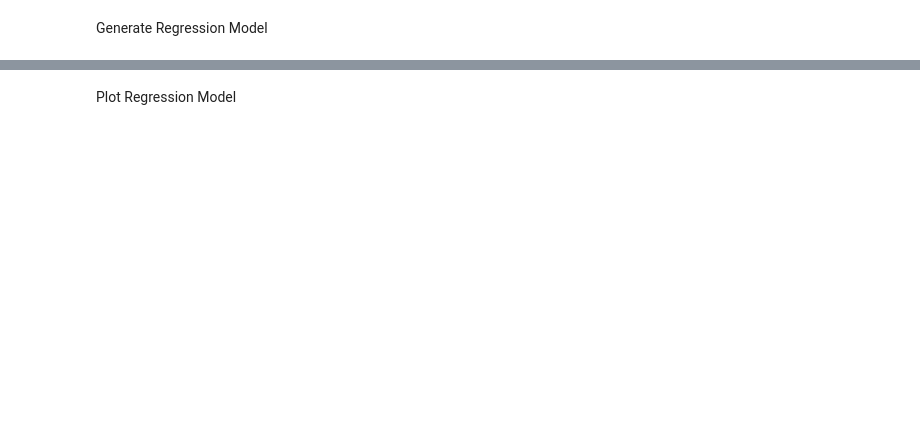
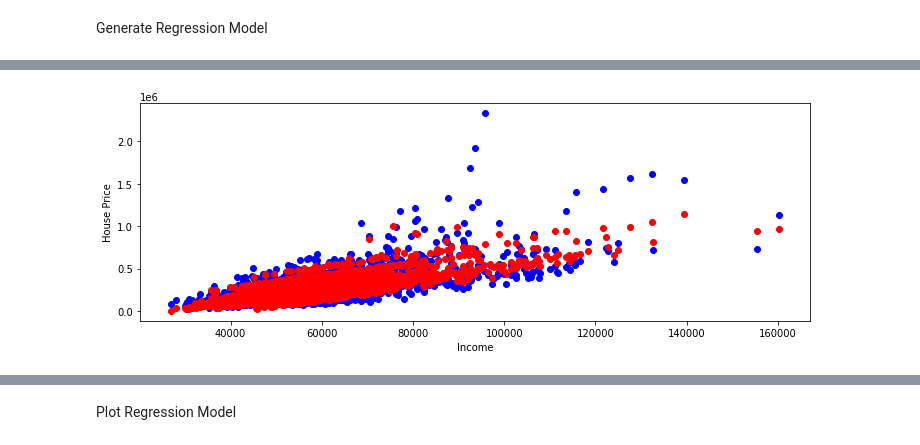
Before and after one commit to seanmannisto/housing, a Jupyter notebook: HousingAffordabilityV2.ipynb, the cells around one changed output, grey strips where cells are left out. Drawn from its saved outputs; the diff is of its cells as text; code cells hidden in the pictures; blank space fills up the shorter version.

```diff
--- a/HousingAffordabilityV2.ipynb
+++ b/HousingAffordabilityV2.ipynb
@@ -169,7 +164,7 @@ merged2[PIR] = merged2[mostrecentZHVI] / merged2["Median_Household_Income_2020"]
 Rename and rearrange columns
 # %%
 merged2.rename(columns = {'Civilian_labor_force_2021':'Labor_Force', 'Median_Household_Income_2020':'Income', mostrecentZHVI:"House_Price", 'POPESTIMATE':'Population', 'Rural_urban_continuum_code_2013':'Rural_urban'}, inplace = True)
-merged2 = merged2[["FIPS_code", "Area_name", PIR, "House_Price", "Income", "Labor_Force", "Population", "Rural_urban"]]
+merged2 = merged2[["FIPS_code", "Area_name", PIR, "House_Price", "Income", "Labor_Force", "Population", "Rural_urban", "STNAME"]]
 # %% [markdown]
 Examine and Export
 # %%
@@ -268,14 +251,26 @@ plt.scatter(merged2["Income"], merged2["House_Price"])
 # %% [markdown]
 Generate Regression Model
 # %%
-X = merged2[["Income"]]
+X = merged2[["Income","Population","Rural_urban", "STNAME"]]
 y = merged2[["House_Price"]]
 
-X_train, X_test, y_train, y_test = train_test_split(
-    X, y, test_size=0.3, random_state=101)
+# Create the linear regression model
+model = LinearRegression()
 
-lr = LinearRegression()
-lr.fit(X_train, y_train)
-y_pred = lr.predict(X)
-#lr.coef_
-#lr.intercept_
+# Create dummy variables for the categorical features "Rural_urban" and "STNAME"
+X = pd.get_dummies(X, columns=["Rural_urban"])
+X = pd.get_dummies(X, columns=["STNAME"])
+# Fit the model to the data
+model.fit(X, y)
+
+# Make predictions using the model
+y_pred = model.predict(X)
+# %%
+# Add a constant to the predictor variables
+X = sm.add_constant(X)
+
+# Fit the model using the OLS (ordinary least squares) method
+model = sm.OLS(y, X).fit()
+
+# Print the summary statistics
+print(model.summary())
@@ -281,0 +295,9 @@ y_pred = lr.predict(X)
+# %%
+# Plot the data and the predictions
+plt.scatter(X["Income"], y, color='b')
+plt.scatter(X["Income"], y_pred, color='r')
+plt.xlabel("Income")
+plt.ylabel("House Price")
+plt.show()
+# %% [output]
+[figure, added]
```
Also changed, not shown: parts of 16 cells of this notebook.
